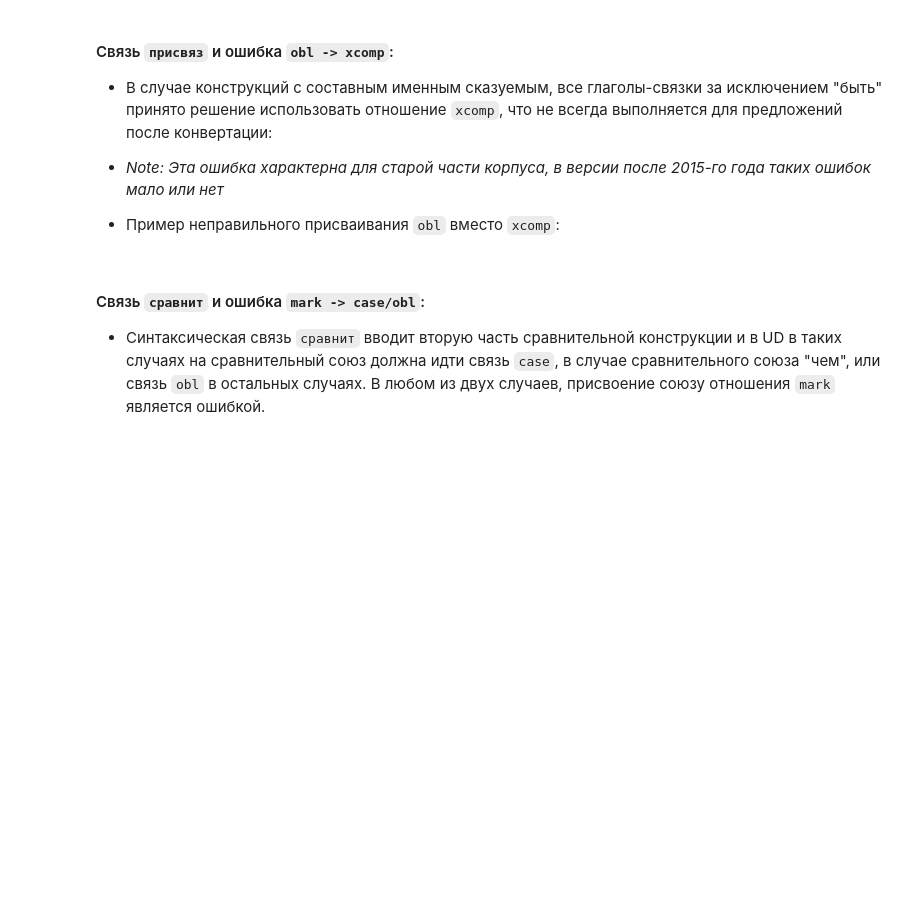
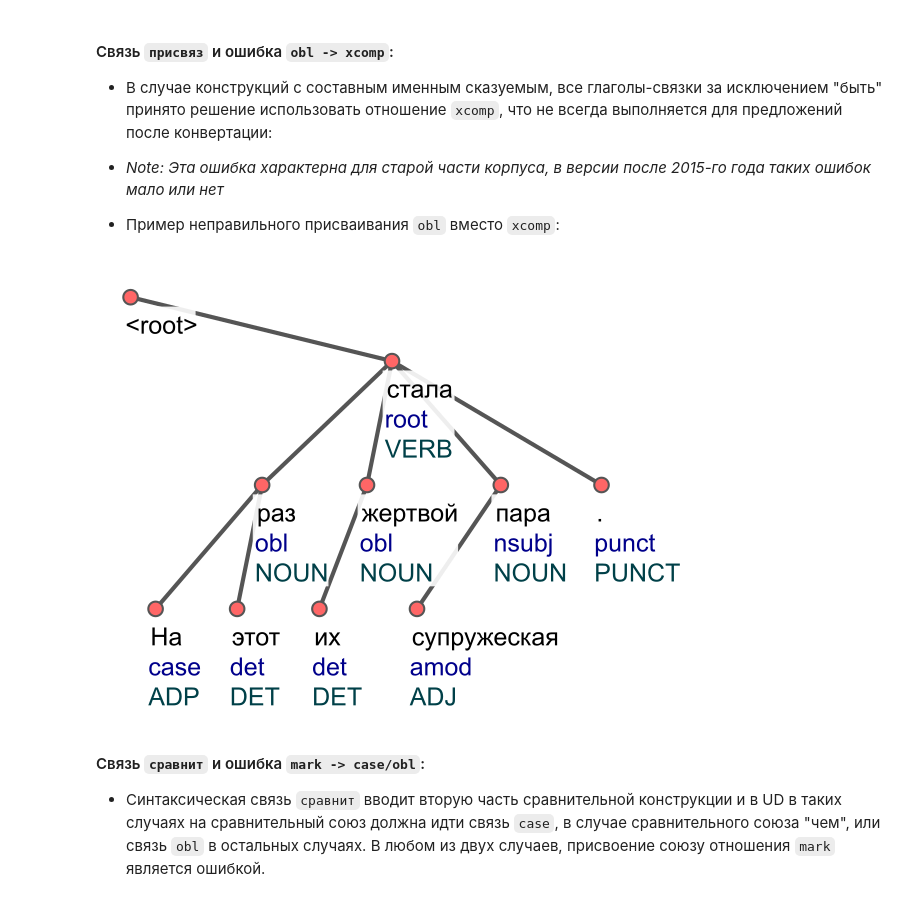
Before and after one commit to Danitim/SynTagRus-UD-Comparison, a Jupyter notebook: analysis.ipynb, the cells around one changed output. Cells and saved outputs as stored; diff of their text form; code cells hidden in the pictures; blank space fills up the shorter version.

Commit message:
Fixed visualization on github

```diff
--- a/analysis.ipynb
+++ b/analysis.ipynb
@@ -95,9 +100,14 @@ for i in range(9):
 
 * Пример неправильного присваивания `obl` вместо `xcomp`:
 # %%
-save_conllu_by_sent_id(ud_data_path, "3_newsYa_94", "examples/1.conllu")
+# save_conllu_by_sent_id(ud_data_path, "3_newsYa_94", "examples/1.conllu")
 svg_data = open("examples/1.svg", "r", encoding="utf-8").read()
-display_svg(svg_data, raw=True)
+# display_svg(svg_data, raw=True)
+image = pyvips.Image.new_from_file("examples/1.svg", dpi=150)
+image.write_to_file("examples/1.png")
+Image("examples/1.png")
+# %% [output]
+[figure, added]
 # %% [markdown]
 #### Связь `сравнит` и ошибка `mark -> case/obl`:
 
```
Also changed, not shown: parts of 6 cells of this notebook.
